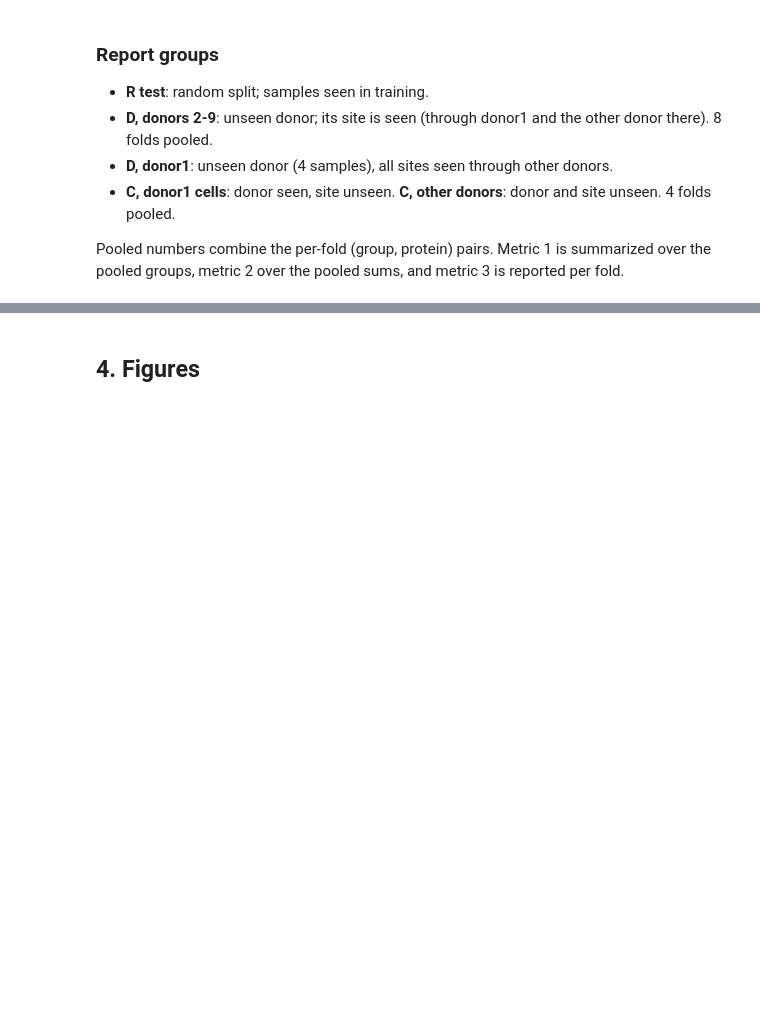
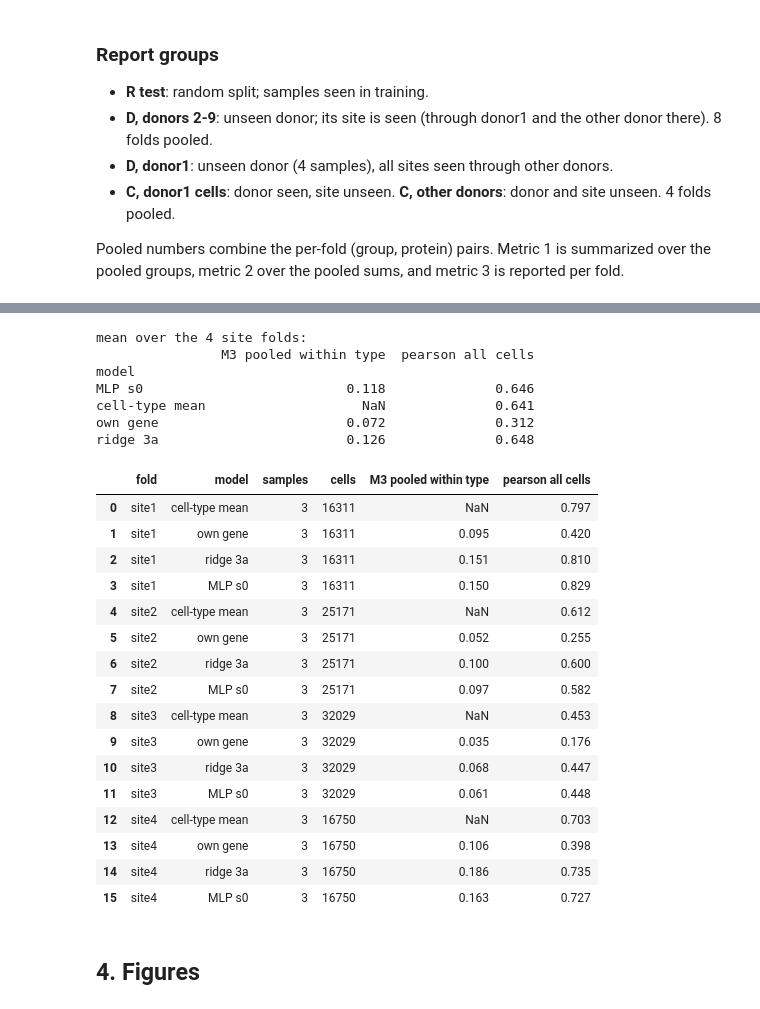
Before and after one commit to ardaqas/citeseq-rna-to-protein-transfer, a Jupyter notebook: notebooks/05_final_evaluation.ipynb, the cells around one changed output, grey strips where cells are left out. Cells and saved outputs as stored; diff of their text form; code cells hidden in the pictures; blank space fills up the shorter version.

```diff
--- a/notebooks/05_final_evaluation.ipynb
+++ b/notebooks/05_final_evaluation.ipynb
@@ -226,3 +327,42 @@ per_fold[per_fold["model"].isin(["ridge 3a", "MLP s0", "cell-type mean"])][
+# %%
+rows_m3 = []
+for site_name in sorted(set(site)):
+    res = results[("C", site_name)]
+    te = np.flatnonzero(folds[("C", site_name)][1])
+    for m in models_of(res["preds"]):
+        e_t = evaluate(Y[te], res["preds"][m], ct[te], proteins, MIN_CELLS)
+        rows_m3.append({"fold": site_name, "model": m, "samples": len(set(sample[te])), "cells": len(te),
+                        "M3 pooled within type": e_t["within_w"].iloc[primary_cols].median(),
+                        "pearson all cells": e_t["pearson_all"].iloc[primary_cols].median()})
+m3_sites = pd.DataFrame(rows_m3)
+print("mean over the 4 site folds:")
+print(m3_sites.groupby("model")[["M3 pooled within type", "pearson all cells"]].mean().round(3).to_string())
+m3_sites
+# %% [output]
+mean over the 4 site folds:
+                M3 pooled within type  pearson all cells
+model
+MLP s0                          0.118              0.646
+cell-type mean                    NaN              0.641
+own gene                        0.072              0.312
+ridge 3a                        0.126              0.648
+|  | fold | model | samples | cells | M3 pooled within type | pearson all cells |
+| 0 | site1 | cell-type mean | 3 | 16311 | NaN | 0.797 |
+| 1 | site1 | own gene | 3 | 16311 | 0.095 | 0.420 |
+| 2 | site1 | ridge 3a | 3 | 16311 | 0.151 | 0.810 |
+| 3 | site1 | MLP s0 | 3 | 16311 | 0.150 | 0.829 |
+| 4 | site2 | cell-type mean | 3 | 25171 | NaN | 0.612 |
+| 5 | site2 | own gene | 3 | 25171 | 0.052 | 0.255 |
+| 6 | site2 | ridge 3a | 3 | 25171 | 0.100 | 0.600 |
+| 7 | site2 | MLP s0 | 3 | 25171 | 0.097 | 0.582 |
+| 8 | site3 | cell-type mean | 3 | 32029 | NaN | 0.453 |
+| 9 | site3 | own gene | 3 | 32029 | 0.035 | 0.176 |
+| 10 | site3 | ridge 3a | 3 | 32029 | 0.068 | 0.447 |
+| 11 | site3 | MLP s0 | 3 | 32029 | 0.061 | 0.448 |
+| 12 | site4 | cell-type mean | 3 | 16750 | NaN | 0.703 |
+| 13 | site4 | own gene | 3 | 16750 | 0.106 | 0.398 |
+| 14 | site4 | ridge 3a | 3 | 16750 | 0.186 | 0.735 |
+| 15 | site4 | MLP s0 | 3 | 16750 | 0.163 | 0.727 |
 # %% [markdown]
 ## 4. Figures
 # %%
```
Also changed, not shown: parts of 12 cells of this notebook, 7 other files.
